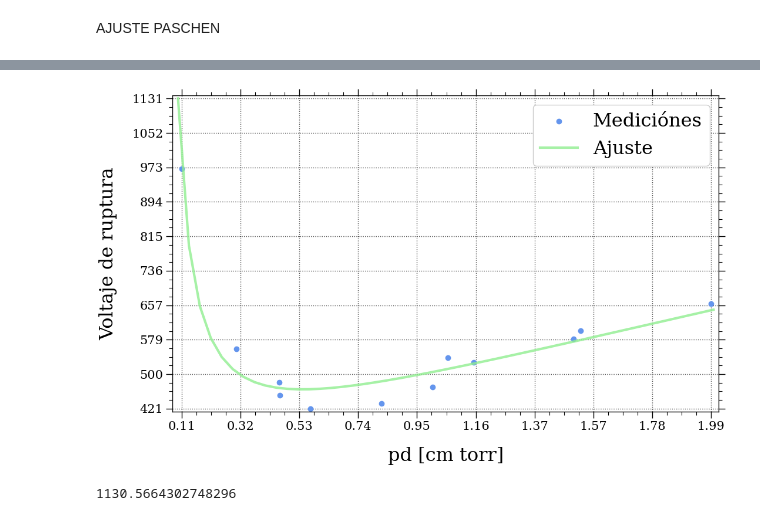
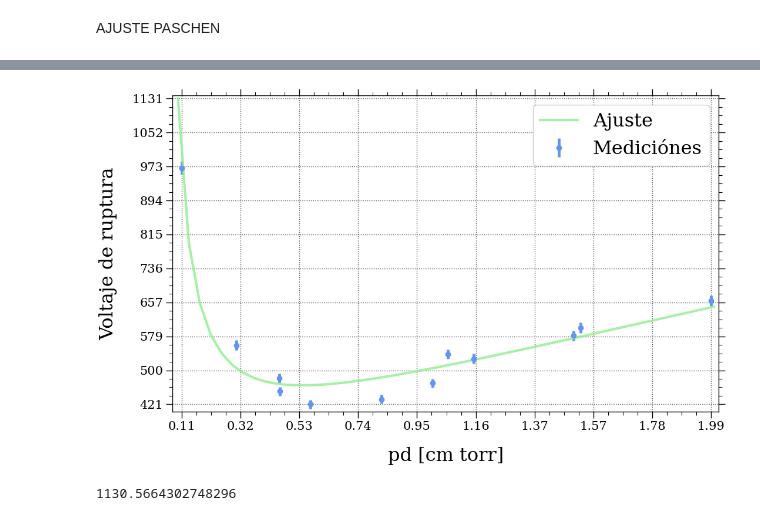
Before and after one commit to Luciocoro/Labo5-Glow, a Jupyter notebook: figuras 25-10.ipynb, the cells around one changed output, grey strips where cells are left out. Drawn from its saved outputs; the diff is of its cells as text; code cells hidden in the pictures.

Commit message:
Algunas figuras mas y error de voltaje

```diff
--- a/figuras 25-10.ipynb
+++ b/figuras 25-10.ipynb
@@ -146,9 +151,11 @@ V_ruptura = [ 580.3889,
               598.5207, 432.4641, 969.4933,
                481.1804, 451.2982, 558.1955]
 
+V_ruptura_error = [(measurement*0.0095  + 0.06*100) for measurement in V_ruptura]
+
 paschen_nr_revised = [ 1.50269221,
                        1.99100358, 1.15003406, 1.0035417,  0.56870076, 1.05760992,
                          1.52900139, 0.82144915, 0.11332724,
                          0.46030555, 0.46067683, 0.30770543]
-print(len(V_ruptura),len(paschen_nr))
+print(len(V_ruptura),len(paschen_nr_revised))
 # %% [output]
@@ -194,35 +199,37 @@ invalid value encountered in log
 x = np.linspace(0.1,2,50)
 
 fig, ax = plt.subplots(figsize = (12,7))
 
 fnt_size = 23
 
-ax.scatter(paschen_nr_revised,V_ruptura,color = 'cornflowerblue',label = f'Mediciónes');
+# ax.scatter(paschen_nr_revised,V_ruptura,color = 'cornflowerblue',label = f'Mediciónes');
+ax.errorbar(paschen_nr_revised,V_ruptura, yerr = V_ruptura_error, color = 'cornflowerblue',label = f'Mediciónes', fmt = '.',markersize  = 12);
 ax.plot(x,paschen_curve(x,*popt),linewidth = 3, alpha = 0.8, label = f'Ajuste')
+
 # ax.set_title(f'{file}',fontsize = fnt_size + 2)
 ax.set_xlabel('pd [cm torr]',fontsize = fnt_size)
 ax.set_ylabel('Voltaje de ruptura',fontsize = fnt_size)
 ax.grid()
 ax.grid(alpha = 0.7)
 # ax.set_xlim(min(paschen_nr_revised),max(paschen_nr_revised))
 ax.margins(x = 0.01 , y = 0.01)
 ax.minorticks_on()
 
 
 #Eje X
 xlabels = np.linspace(min(paschen_nr_revised),max(paschen_nr_revised),10,endpoint = True)
 ax.set_xticks(xlabels);
 ax.set_xticklabels([f'{number:.2f}' for number in xlabels],fontsize = fnt_size - 8);
 
 #Eje Y
 ylabels = np.linspace(min(V_ruptura),paschen_curve(0.1,*popt),10,endpoint = True)
 ax.set_yticks(ylabels);
 ax.set_yticklabels([f'{number:.0f}' for number in ylabels],fontsize = fnt_size - 8);
 
 ax.legend(fontsize = fnt_size);
 fig.savefig(f'./25-10/Figuras/Paschen/Paschen Curve with fit.pdf',dpi = 800, bbox_inches = 'tight');
 # %% [output]
-[figure, old version]
+[figure, new version]
 # %%
 print(paschen_curve(0.1,*popt))
 # %% [output]
```
Also changed, not shown: parts of 5 cells of this notebook, 45 other files.
